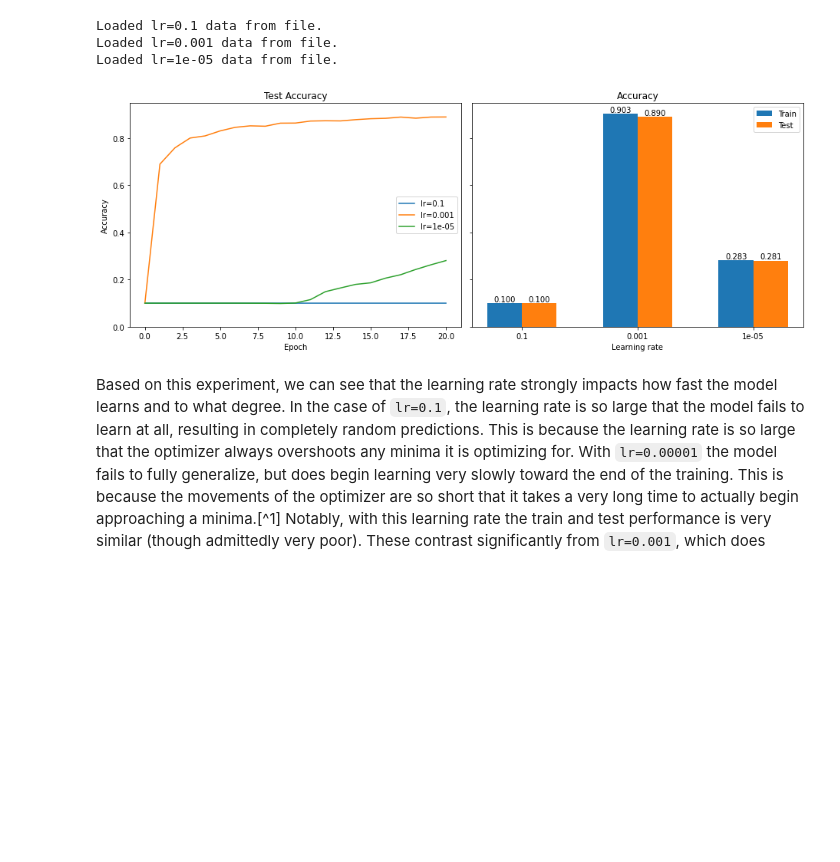
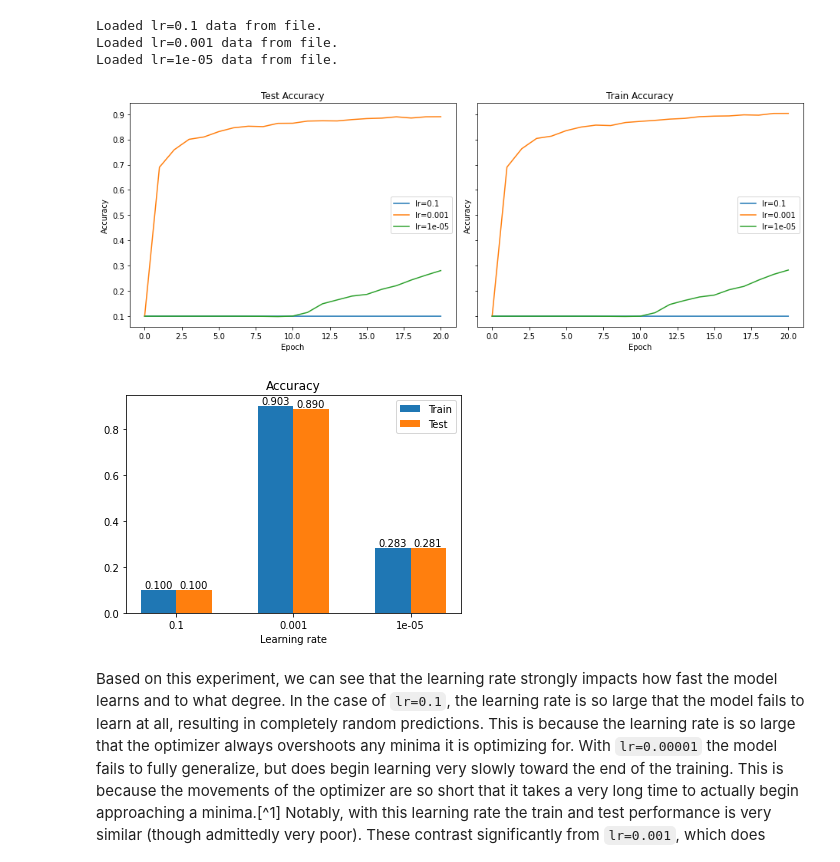
Before and after one commit to nyoma-diamond/L335_Exercise, a Jupyter notebook: classification.ipynb, the cells around one changed output. Cells and saved outputs as stored; diff of their text form; code cells hidden in the pictures; blank space fills up the shorter version.

```diff
--- a/classification.ipynb
+++ b/classification.ipynb
@@ -392,29 +392,40 @@ Loaded lr=1e-05 data from file.
 # %%
 _, axs = plt.subplots(1,2, figsize=(13,5), sharey=True)
 
 for lr in lrs.keys():
     axs[0].plot(lrs[lr]['accuracy']['test'], label=f'lr={lr}')
 axs[0].set_title('Test Accuracy')
 axs[0].set_ylabel('Accuracy')
 axs[0].set_xlabel('Epoch')
 axs[0].legend()
 
-width = 0.3
-x = np.arange(len(lrs))
-
-lr_train_bars = axs[1].bar(x-width/2, [lrs[lr]['accuracy']['train'][-1] for lr in lrs.keys()], width, label=f'Train')
-lr_test_bars = axs[1].bar(x+width/2, [lrs[lr]['accuracy']['test'][-1] for lr in lrs.keys()], width, label=f'Test')
-axs[1].bar_label(lr_train_bars, fmt='{:.3f}')
-axs[1].bar_label(lr_test_bars, fmt='{:.3f}')
-axs[1].set_title('Accuracy')
-axs[1].set_xticks(np.arange(len(lrs)), lrs.keys())
-axs[1].set_xlabel('Learning rate')
+for lr in lrs.keys():
+    axs[1].plot(lrs[lr]['accuracy']['train'], label=f'lr={lr}')
+axs[1].set_title('Train Accuracy')
+axs[1].set_ylabel('Accuracy')
+axs[1].set_xlabel('Epoch')
 axs[1].legend()
 
 plt.tight_layout()
 plt.show()
+
+
+width = 0.3
+x = np.arange(len(lrs))
+
+lr_train_bars = plt.bar(x-width/2, [lrs[lr]['accuracy']['train'][-1] for lr in lrs.keys()], width, label=f'Train')
+lr_test_bars = plt.bar(x+width/2, [lrs[lr]['accuracy']['test'][-1] for lr in lrs.keys()], width, label=f'Test')
+plt.bar_label(lr_train_bars, fmt='{:.3f}')
+plt.bar_label(lr_test_bars, fmt='{:.3f}')
+plt.title('Accuracy')
+plt.xticks(np.arange(len(lrs)), lrs.keys())
+plt.xlabel('Learning rate')
+plt.legend()
+
+plt.show()
 # %% [output]
-[figure, old version]
+[figure, new version]
+[figure, added]
 # %% [markdown]
 Based on this experiment, we can see that the learning rate strongly impacts how fast the model learns and to what degree. In the case of `lr=0.1`, the learning rate is so large that the model fails to learn at all, resulting in completely random predictions. This is because the learning rate is so large that the optimizer always overshoots any minima it is optimizing for. With `lr=0.00001` the model fails to fully generalize, but does begin learning very slowly toward the end of the training. This is because the movements of the optimizer are so short that it takes a very long time to actually begin approaching a minima.[^1] Notably, with this learning rate the train and test performance is very similar (though admittedly very poor). These contrast significantly from `lr=0.001`, which does successfully learn, reaching a test accuracy of 89%. This is because this learning rate is large enough to approach the minima relatively quickly, but small enough that it doesn't overshoot it (or at least, not as much).
 
```
Also changed, not shown: parts of 4 cells of this notebook.
